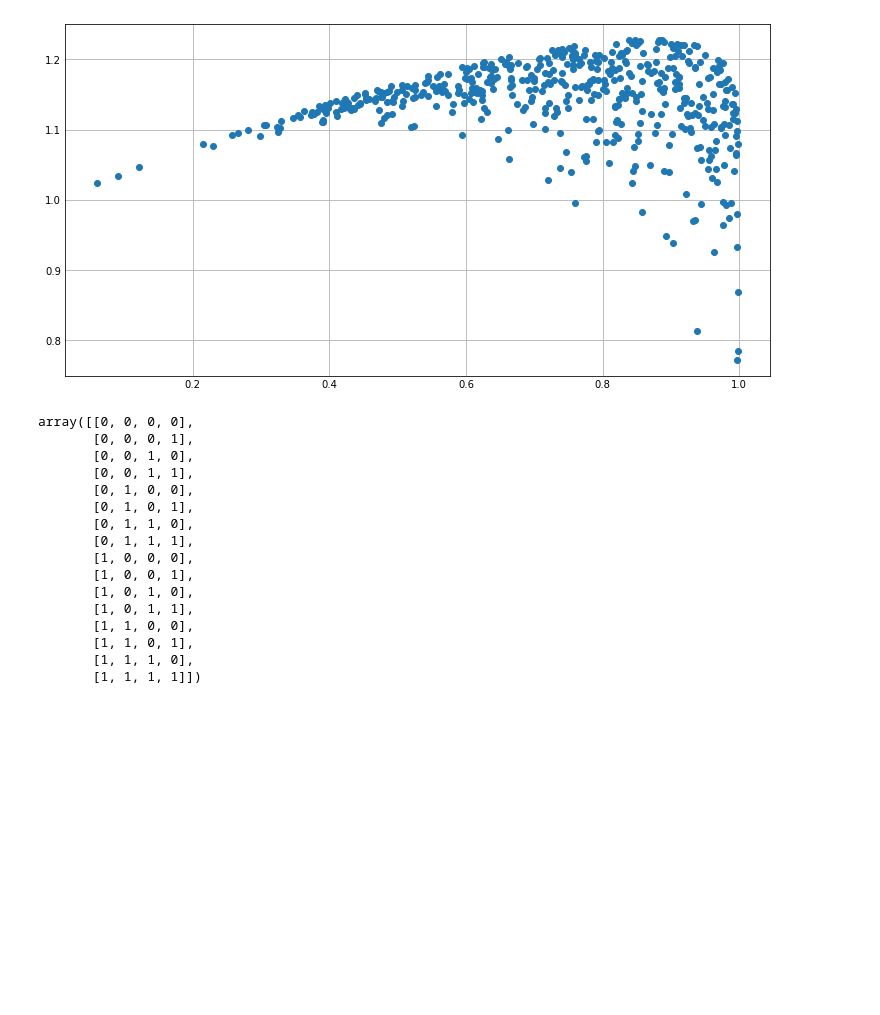
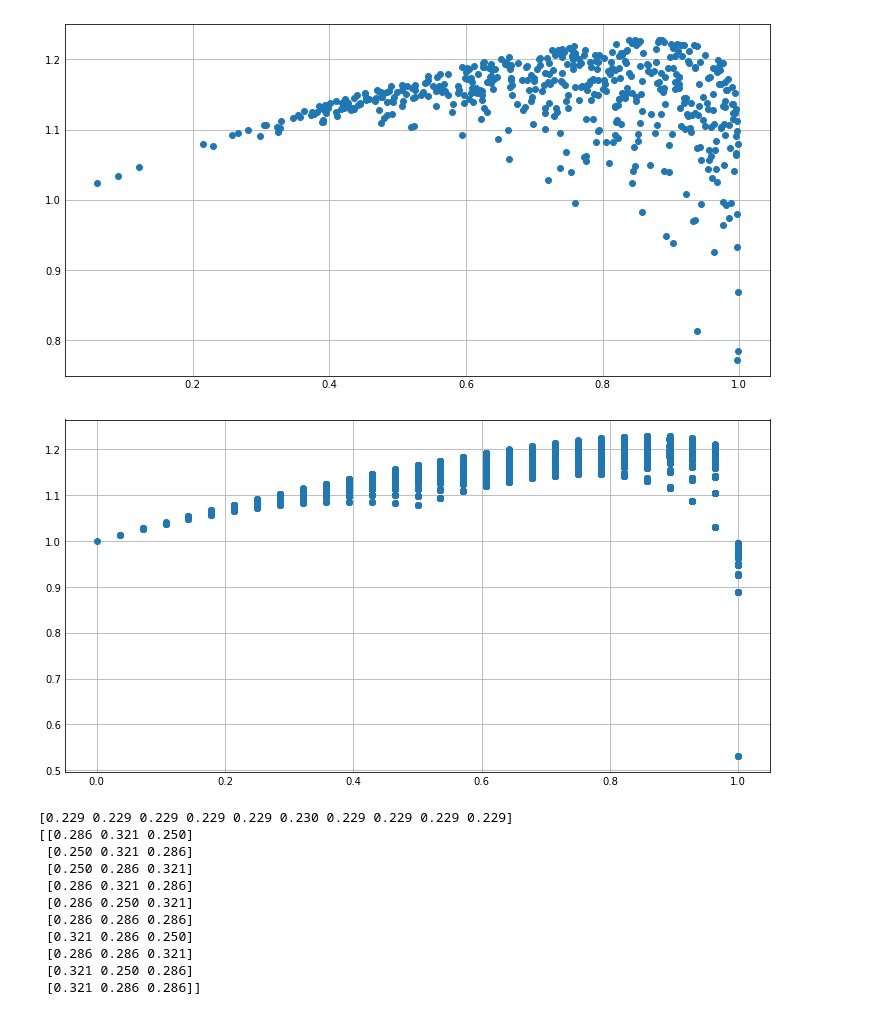
Before and after one commit to mtlr05/Pfoolio, a Jupyter notebook: Pfoolio notebook.ipynb, the cells around one changed output. Cells and saved outputs as stored; diff of their text form; code cells hidden in the pictures; blank space fills up the shorter version.

```diff
--- a/Pfoolio notebook.ipynb
+++ b/Pfoolio notebook.ipynb
@@ -362,22 +445,28 @@ ax.scatter(F, y)
 plt.show()
 # %% [output]
 [figure]
-# %%
-np.array(list(product(range(2), repeat=4)))
-# %% [output]
-array([[0, 0, 0, 0],
-       [0, 0, 0, 1],
-       [0, 0, 1, 0],
-       [0, 0, 1, 1],
-       [0, 1, 0, 0],
-       [0, 1, 0, 1],
-       [0, 1, 1, 0],
-       [0, 1, 1, 1],
-       [1, 0, 0, 0],
-       [1, 0, 0, 1],
-       [1, 0, 1, 0],
-       [1, 0, 1, 1],
-       [1, 1, 0, 0],
-       [1, 1, 0, 1],
-       [1, 1, 1, 0],
-       [1, 1, 1, 1]])
+# %%
+#example of DoE
+y,f=DoE(n=3,b=[1,1,1],a=[1,1,1],p=[0.7,0.7,0.7],levels=15,fmax=0.6,Fmax=1)
+F=np.sum(f,axis=1)
+fig, ax = plt.subplots()
+ax.scatter(F, y)
+plt.show()
+
+ind = np.argpartition(y, -10)[-10:]
+np.set_printoptions(formatter={'float': lambda x: "{0:0.3f}".format(x)})
+print(y[ind]-1)
+print(f[ind])
+# %% [output]
+[figure, added]
+[0.229 0.229 0.229 0.229 0.229 0.230 0.229 0.229 0.229 0.229]
+[[0.286 0.321 0.250]
+ [0.250 0.321 0.286]
+ [0.250 0.286 0.321]
+ [0.286 0.321 0.286]
+ [0.286 0.250 0.321]
+ [0.286 0.286 0.286]
+ [0.321 0.286 0.250]
+ [0.286 0.286 0.321]
+ [0.321 0.250 0.286]
+ [0.321 0.286 0.286]]
```
Also changed, not shown: parts of 6 cells of this notebook.
